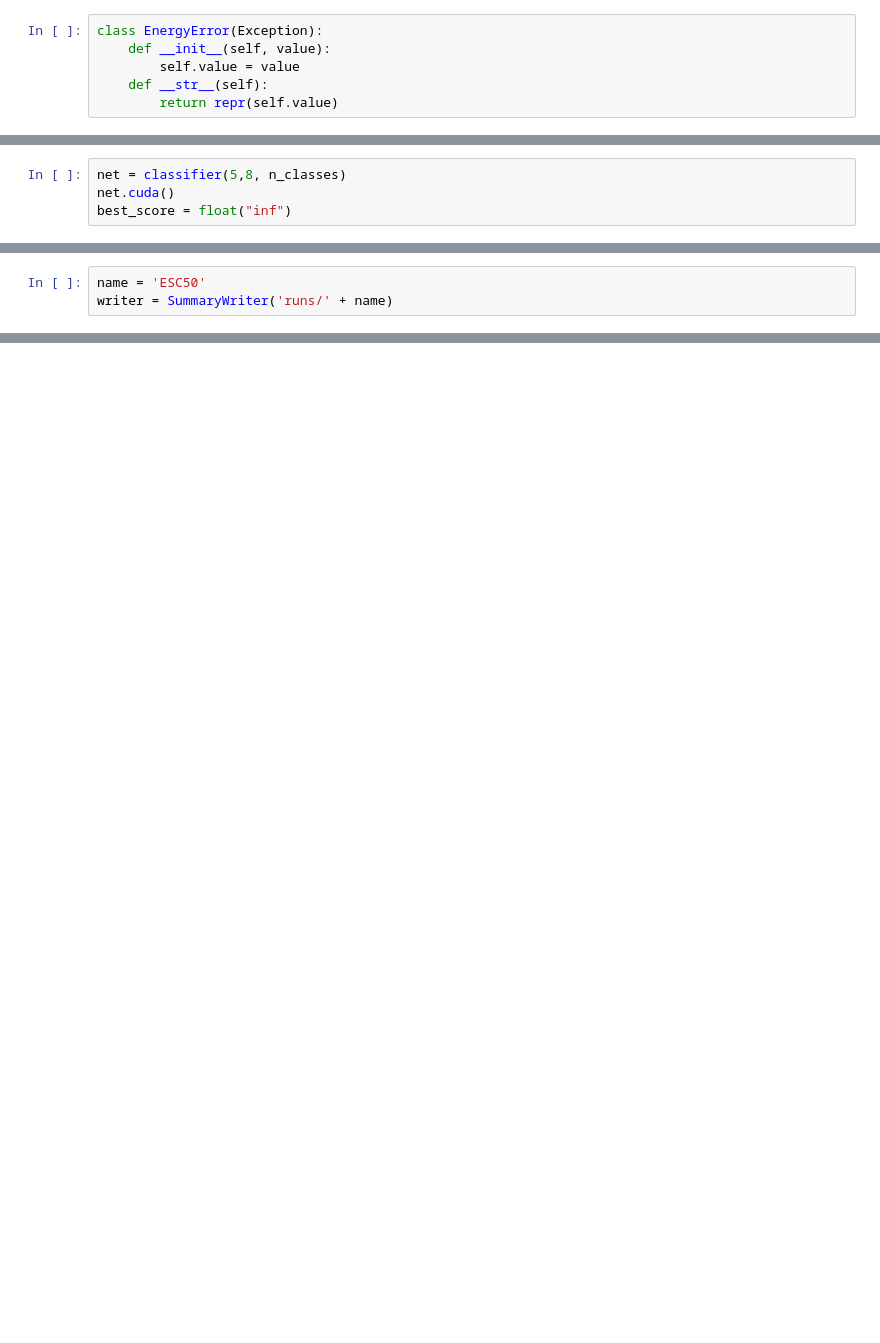
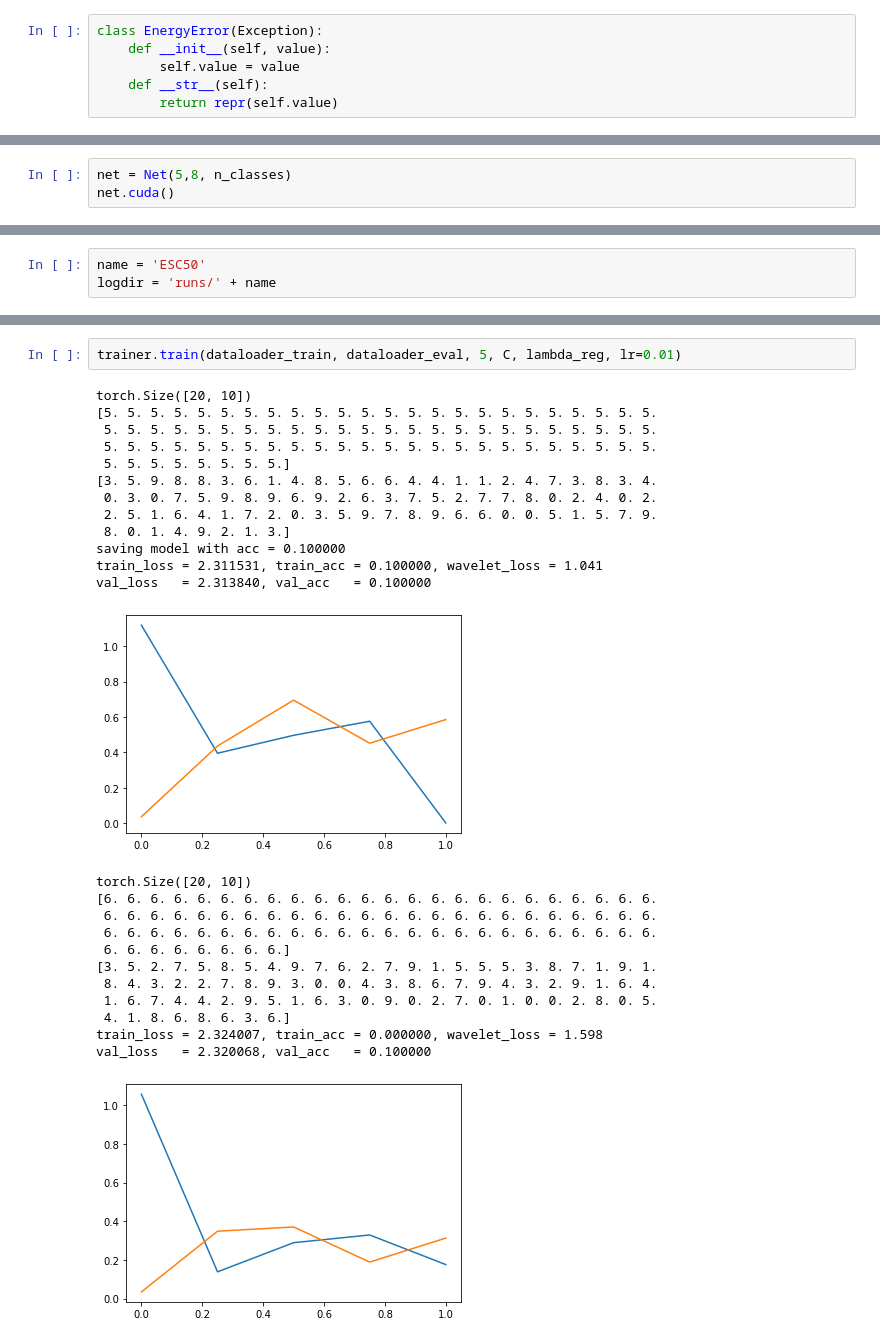
Before and after one commit to nasretdinovr/Learnable_WaveLet, a Jupyter notebook: train.ipynb, the cells around one changed output, grey strips where cells are left out. Saved outputs shown, nothing was run; the diff lists cells and outputs as text; blank space fills up the shorter version.

```diff
--- a/train.ipynb
+++ b/train.ipynb
@@ -47,6 +49,5 @@ dataloader_eval = torch.utils.data.DataLoader(eval_loader, batch_size,
                              shuffle=True,
                              pin_memory=False)
 # %%
-net = classifier(5,8, n_classes)
+net = Net(5,8, n_classes)
 net.cuda()
-best_score = float("inf")
@@ -53,3 +65,3 @@ best_score = float("inf")
 # %%
 name = 'ESC50'
-writer = SummaryWriter('runs/' + name)
+logdir = 'runs/' + name
@@ -55,0 +73,28 @@ writer = SummaryWriter('runs/' + name)
+# %%
+trainer.train(dataloader_train, dataloader_eval, 5, C, lambda_reg, lr=0.01)
+# %% [output]
+torch.Size([20, 10])
+[5. 5. 5. 5. 5. 5. 5. 5. 5. 5. 5. 5. 5. 5. 5. 5. 5. 5. 5. 5. 5. 5. 5. 5.
+ 5. 5. 5. 5. 5. 5. 5. 5. 5. 5. 5. 5. 5. 5. 5. 5. 5. 5. 5. 5. 5. 5. 5. 5.
+ 5. 5. 5. 5. 5. 5. 5. 5. 5. 5. 5. 5. 5. 5. 5. 5. 5. 5. 5. 5. 5. 5. 5. 5.
+ 5. 5. 5. 5. 5. 5. 5. 5.]
+[3. 5. 9. 8. 8. 3. 6. 1. 4. 8. 5. 6. 6. 4. 4. 1. 1. 2. 4. 7. 3. 8. 3. 4.
+ 0. 3. 0. 7. 5. 9. 8. 9. 6. 9. 2. 6. 3. 7. 5. 2. 7. 7. 8. 0. 2. 4. 0. 2.
+ 2. 5. 1. 6. 4. 1. 7. 2. 0. 3. 5. 9. 7. 8. 9. 6. 6. 0. 0. 5. 1. 5. 7. 9.
+ 8. 0. 1. 4. 9. 2. 1. 3.]
+saving model with acc = 0.100000
+train_loss = 2.311531, train_acc = 0.100000, wavelet_loss = 1.041
+val_loss   = 2.313840, val_acc   = 0.100000
+[figure, added]
+torch.Size([20, 10])
+[6. 6. 6. 6. 6. 6. 6. 6. 6. 6. 6. 6. 6. 6. 6. 6. 6. 6. 6. 6. 6. 6. 6. 6.
+ 6. 6. 6. 6. 6. 6. 6. 6. 6. 6. 6. 6. 6. 6. 6. 6. 6. 6. 6. 6. 6. 6. 6. 6.
+ 6. 6. 6. 6. 6. 6. 6. 6. 6. 6. 6. 6. 6. 6. 6. 6. 6. 6. 6. 6. 6. 6. 6. 6.
+ 6. 6. 6. 6. 6. 6. 6. 6.]
+[3. 5. 2. 7. 5. 8. 5. 4. 9. 7. 6. 2. 7. 9. 1. 5. 5. 5. 3. 8. 7. 1. 9. 1.
+ 8. 4. 3. 2. 2. 7. 8. 9. 3. 0. 0. 4. 3. 8. 6. 7. 9. 4. 3. 2. 9. 1. 6. 4.
+ 1. 6. 7. 4. 4. 2. 9. 5. 1. 6. 3. 0. 9. 0. 2. 7. 0. 1. 0. 0. 2. 8. 0. 5.
+ 4. 1. 8. 6. 8. 6. 3. 6.]
+train_loss = 2.324007, train_acc = 0.000000, wavelet_loss = 1.598
+val_loss   = 2.320068, val_acc   = 0.100000
+[figure, added]
```
Also changed, not shown: parts of 16 cells of this notebook, 4 other files.
